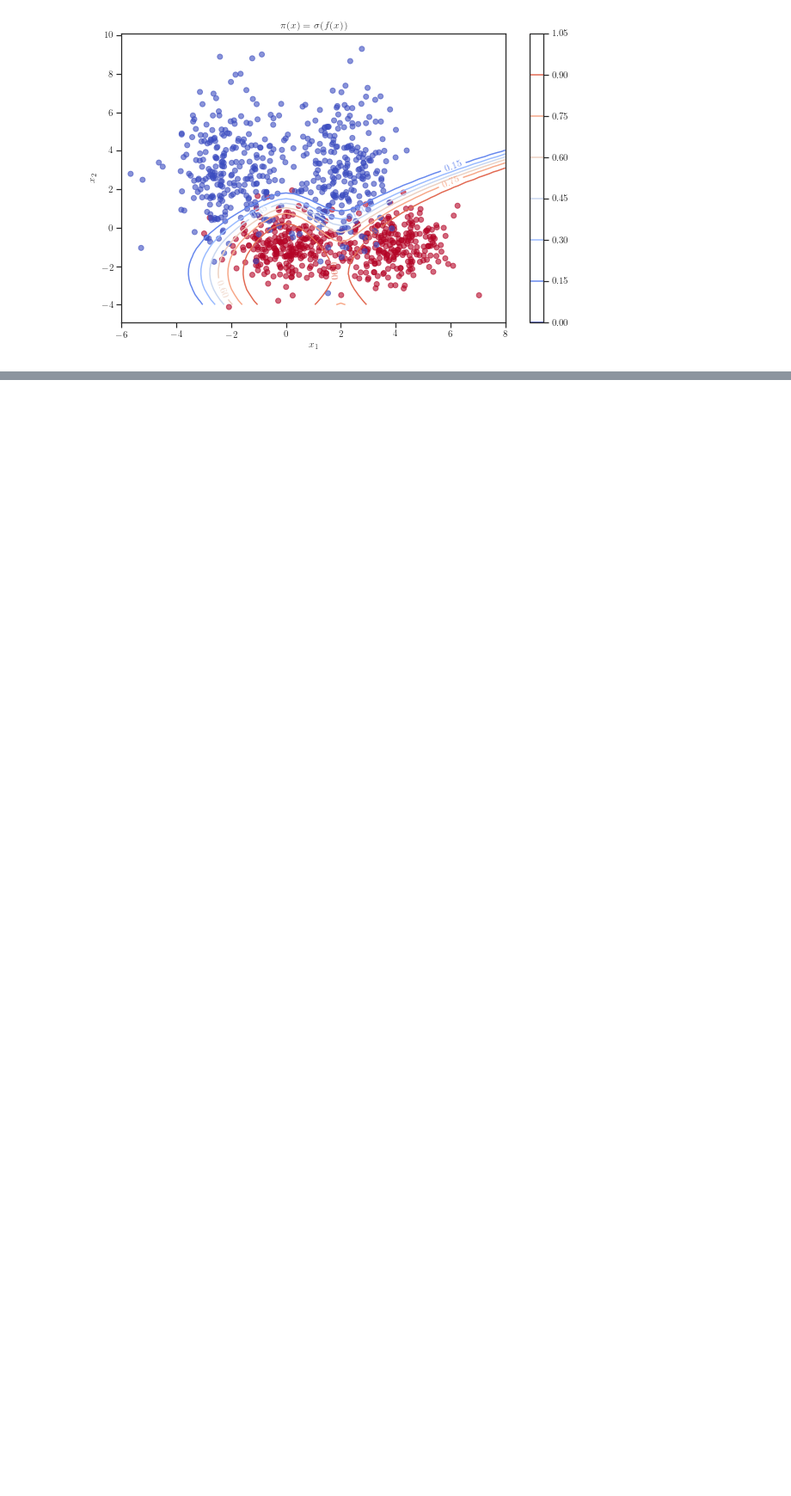
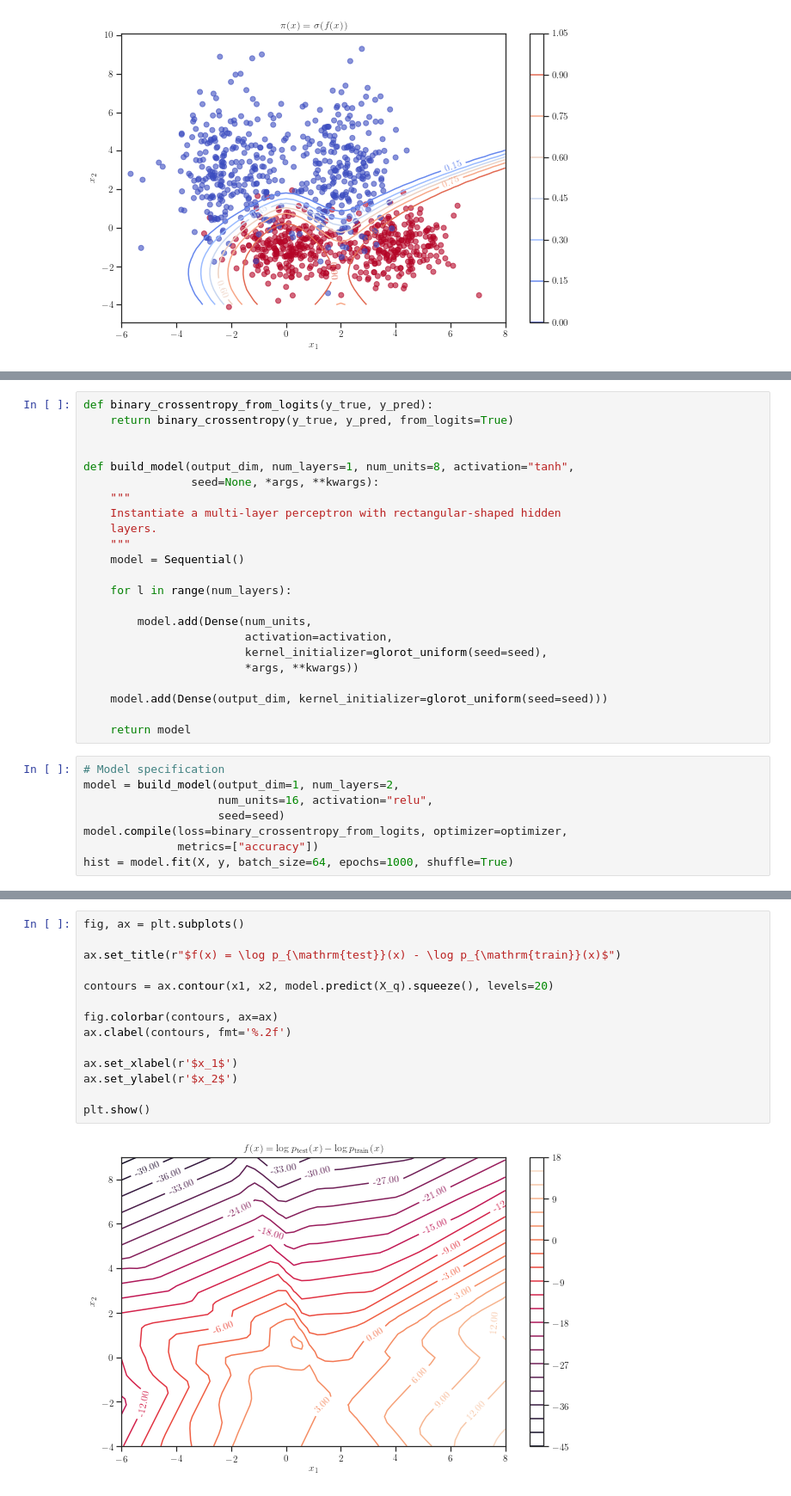
Before and after one commit to ltiao/gp-dre, a Jupyter notebook: scratch/covariate-shift-adaptation-2d-example.ipynb, the cells around one changed output, grey strips where cells are left out. Shown at 86% size. Drawn from its saved outputs; the diff is of its cells as text; blank space fills up the shorter version.

```diff
--- a/scratch/covariate-shift-adaptation-2d-example.ipynb
+++ b/scratch/covariate-shift-adaptation-2d-example.ipynb
@@ -393,0 +179,31 @@ plt.show()
+# %%
+def binary_crossentropy_from_logits(y_true, y_pred):
+    return binary_crossentropy(y_true, y_pred, from_logits=True)
+
+
+def build_model(output_dim, num_layers=1, num_units=8, activation="tanh",
+                seed=None, *args, **kwargs):
+    """
+    Instantiate a multi-layer perceptron with rectangular-shaped hidden
+    layers.
+    """
+    model = Sequential()
+
+    for l in range(num_layers):
+
+        model.add(Dense(num_units,
+                        activation=activation,
+                        kernel_initializer=glorot_uniform(seed=seed),
+                        *args, **kwargs))
+
+    model.add(Dense(output_dim, kernel_initializer=glorot_uniform(seed=seed)))
+
+    return model
+# %%
+# Model specification
+model = build_model(output_dim=1, num_layers=2,
+                    num_units=16, activation="relu",
+                    seed=seed)
+model.compile(loss=binary_crossentropy_from_logits, optimizer=optimizer,
+              metrics=["accuracy"])
+hist = model.fit(X, y, batch_size=64, epochs=1000, shuffle=True)
@@ -393,0 +228,16 @@ plt.show()
+# %%
+fig, ax = plt.subplots()
+
+ax.set_title(r"$f(x) = \log p_{\mathrm{test}}(x) - \log p_{\mathrm{train}}(x)$")
+
+contours = ax.contour(x1, x2, model.predict(X_q).squeeze(), levels=20)
+
+fig.colorbar(contours, ax=ax)
+ax.clabel(contours, fmt='%.2f')
+
+ax.set_xlabel(r'$x_1$')
+ax.set_ylabel(r'$x_2$')
+
+plt.show()
+# %% [output]
+[figure, added]
```
Also changed, not shown: parts of 74 cells of this notebook, 11 other files.
